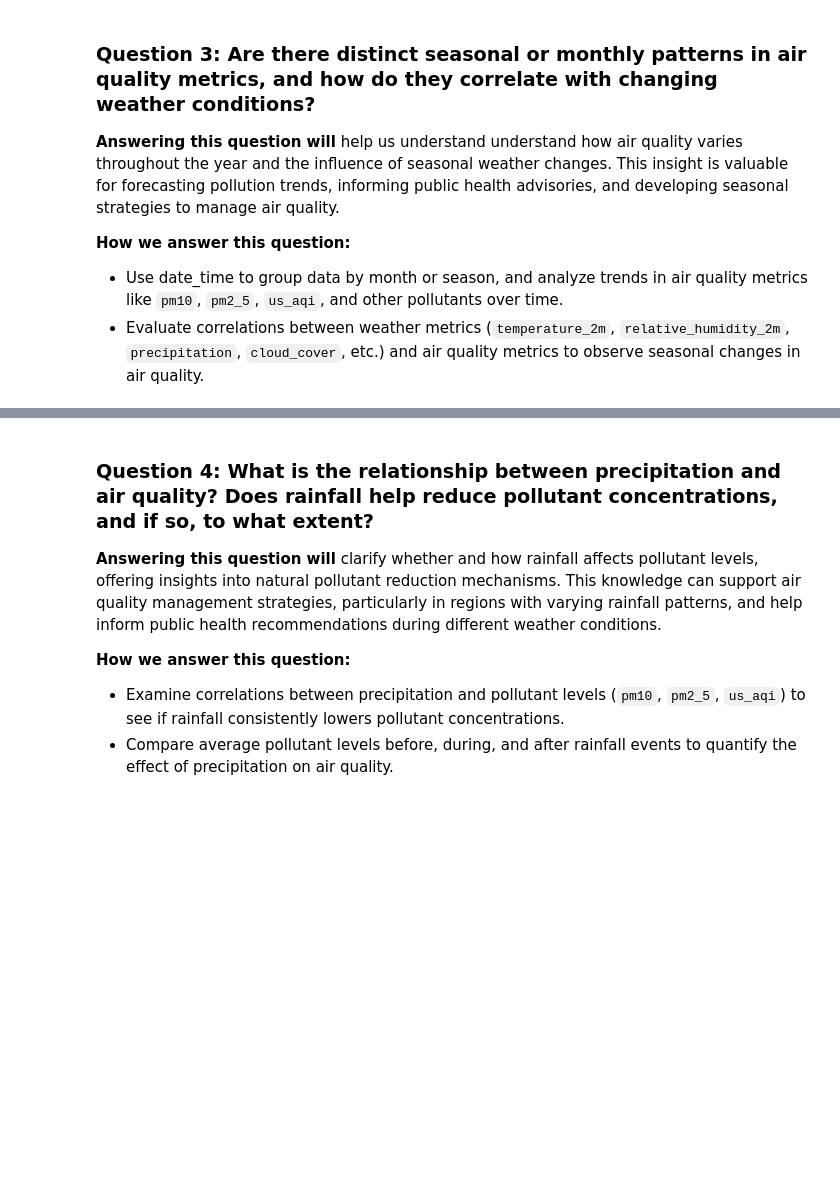
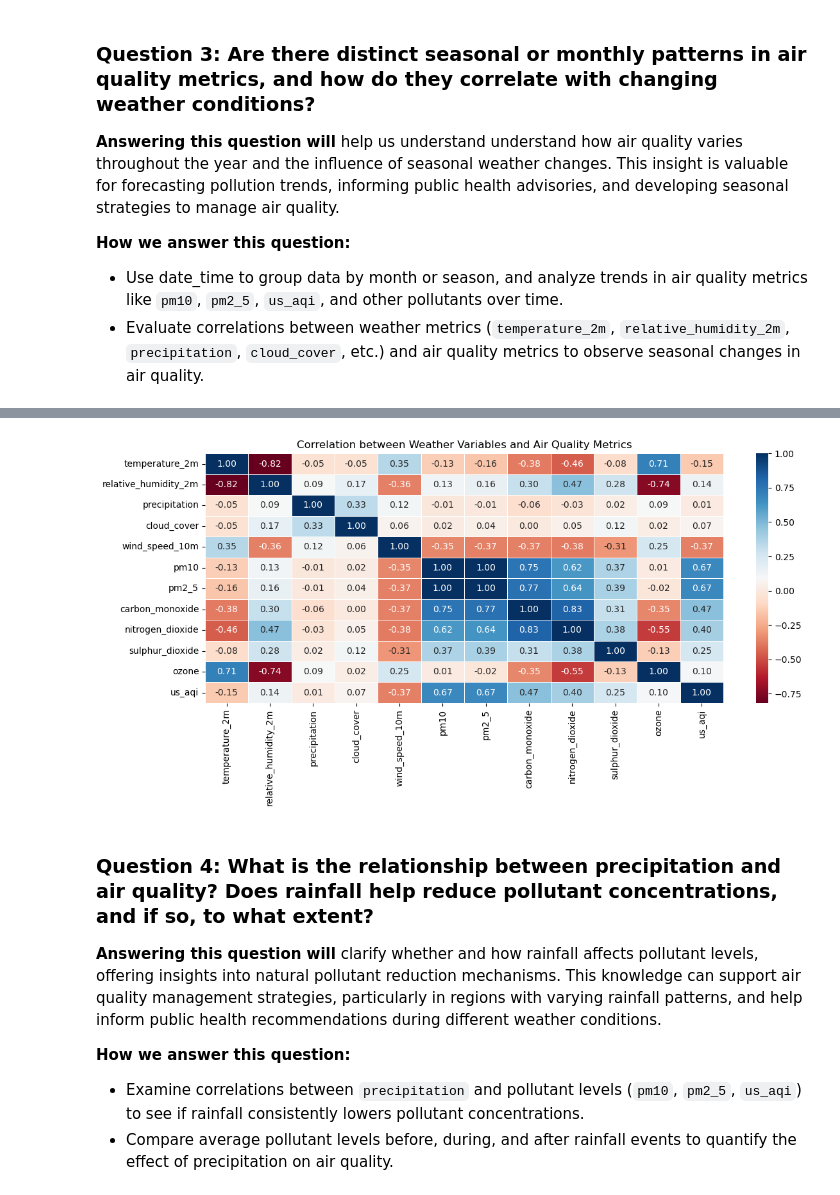
Before and after one commit to mtue04/HCMC-WAQ-Analysis, a Jupyter notebook: notebooks/eda_data.ipynb, the cells around one changed output, grey strips where cells are left out. Cells and saved outputs as stored; diff of their text form; code cells hidden in the pictures; blank space fills up the shorter version.

```diff
--- a/notebooks/eda_data.ipynb
+++ b/notebooks/eda_data.ipynb
@@ -145,8 +243,24 @@ $\Rightarrow$ There're connections between weather and air quality factors in HC
+# %%
+# Correlation between weather variables and air quality metrics
+weather_columns = ['temperature_2m', 'relative_humidity_2m', 'precipitation', 'cloud_cover', 'wind_speed_10m']
+
+# Calculate correlations between weather variables and air quality metrics
+correlation_df = df2[weather_columns + ['pm10', 'pm2_5', 'carbon_monoxide', 'nitrogen_dioxide',
+                                        'sulphur_dioxide', 'ozone', 'us_aqi']].corr()
+
+# Heatmap to visualize correlations between weather variables and air quality metrics
+plt.figure(figsize=(12, 6))
+sns.heatmap(correlation_df, annot=True, cmap='RdBu', fmt='.2f', linewidths=0.5)
+plt.title('Correlation between Weather Variables and Air Quality Metrics')
+plt.tight_layout()
+plt.show()
+# %% [output]
+[figure, added]
 # %% [markdown]
 ### Question 4: What is the relationship between precipitation and air quality? Does rainfall help reduce pollutant concentrations, and if so, to what extent?
 
 **Answering this question will** clarify whether and how rainfall affects pollutant levels, offering insights into natural pollutant reduction mechanisms. This knowledge can support air quality management strategies, particularly in regions with varying rainfall patterns, and help inform public health recommendations during different weather conditions.
 
 **How we answer this question:**
-* Examine correlations between precipitation and pollutant levels (`pm10`, `pm2_5`, `us_aqi`) to see if rainfall consistently lowers pollutant concentrations.
+* Examine correlations between `precipitation` and pollutant levels (`pm10`, `pm2_5`, `us_aqi`) to see if rainfall consistently lowers pollutant concentrations.
 * Compare average pollutant levels before, during, and after rainfall events to quantify the effect of precipitation on air quality.
```
Also changed, not shown: parts of 10 cells of this notebook.
